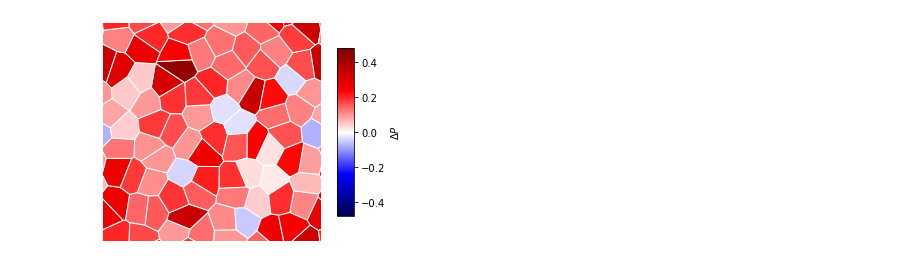
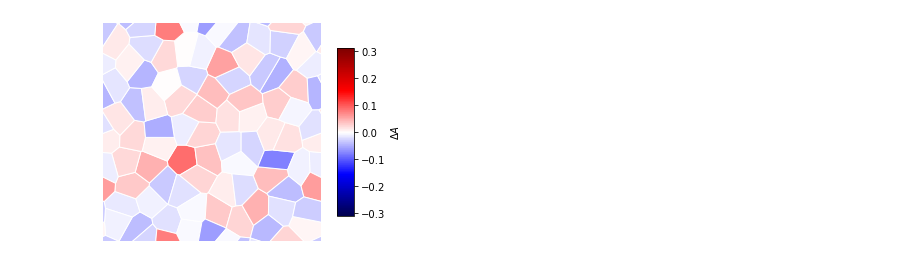
Before and after one commit to gracehu0405/synmorph, a Jupyter notebook: example_notebooks/property_simulation_example.ipynb, the cells around one changed output. Saved outputs shown, nothing was run; the diff lists cells and outputs as text; code cells hidden in the pictures.

```diff
--- a/example_notebooks/property_simulation_example.ipynb
+++ b/example_notebooks/property_simulation_example.ipynb
@@ -12,34 +12,34 @@ tissue_params = {"L": 9,
                  "kappa_A": 1,
                  "kappa_P": 0.1,
                  "W": np.array(((0, 0.0762), (0.0762, 0))),
                  "a": 0,
                  "k": 0}
 active_params = {"v0": 1e-1,
                  "Dr": 1e-1}
 init_params = {"init_noise": 0.005,
-               "c_type_proportions": (1.0,0)}
+               "c_type_proportions": (1.0,0)} # ?
 run_options = {"equiangulate": True,
                "equi_nkill": 3}
 simulation_params = {"dt": 0.025,
                      "tfin": 30,
                      "tskip": 10,
                      "grn_sim": None}
 save_options = {"save": "last",
                 "result_dir": "results",
                 "name": "dP_example",
                 "compressed": True}
 sim = sm.simulation(tissue_params=tissue_params,
                     active_params=active_params,
                     init_params=init_params,
                     simulation_params=simulation_params,
                     run_options=run_options,
                     save_options=save_options)
 sim.simulate(progress_bar=True)
 
-sim.animate_property(tissue_property="dP",
+sim.animate_property(tissue_property="dA", # dP = change in perimeter, dA = change in area (?)
                      n_frames=20,
                      cmap=plt.cm.seismic,
-                     vmid=0,
+                     vmid=0, # mid value
                      file_name="dP_animation")
 # %% [output]
-[figure, old version]
+[figure, new version]
```
Also changed, not shown: 6 other files.
